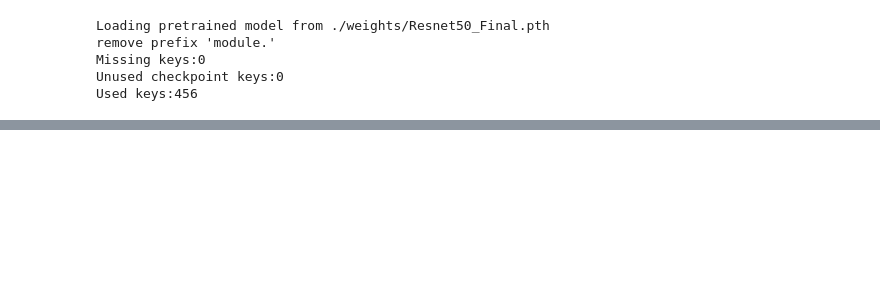
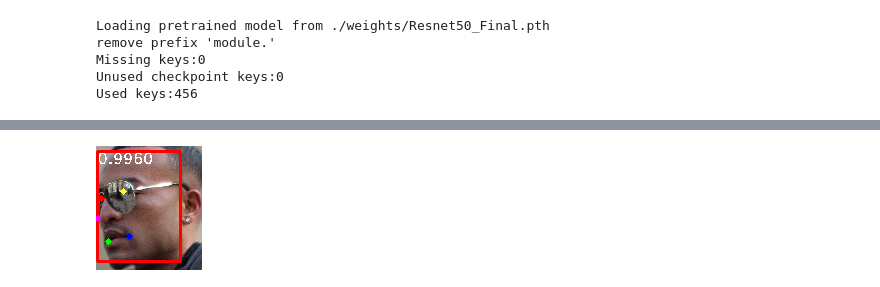
Before and after one commit to Yuheng-Li/FaceLandmark, a Jupyter notebook: use_detector.ipynb, the cells around one changed output, grey strips where cells are left out. Saved outputs shown, nothing was run; the diff lists cells and outputs as text; code cells hidden in the pictures; blank space fills up the shorter version.

```diff
--- a/use_detector.ipynb
+++ b/use_detector.ipynb
@@ -28,0 +28,7 @@ new
+# %%
+pil_img = Image.open('cropped_face_images/000003face.png')
+img = (torchvision.transforms.functional.to_tensor(pil_img) - 0.5) / 0.5
+dets = detector(img)
+detector.draw(pil_img, dets)
+# %% [output]
+[figure, added]
```
Also changed, not shown: parts of 8 cells of this notebook, 2 other files.
